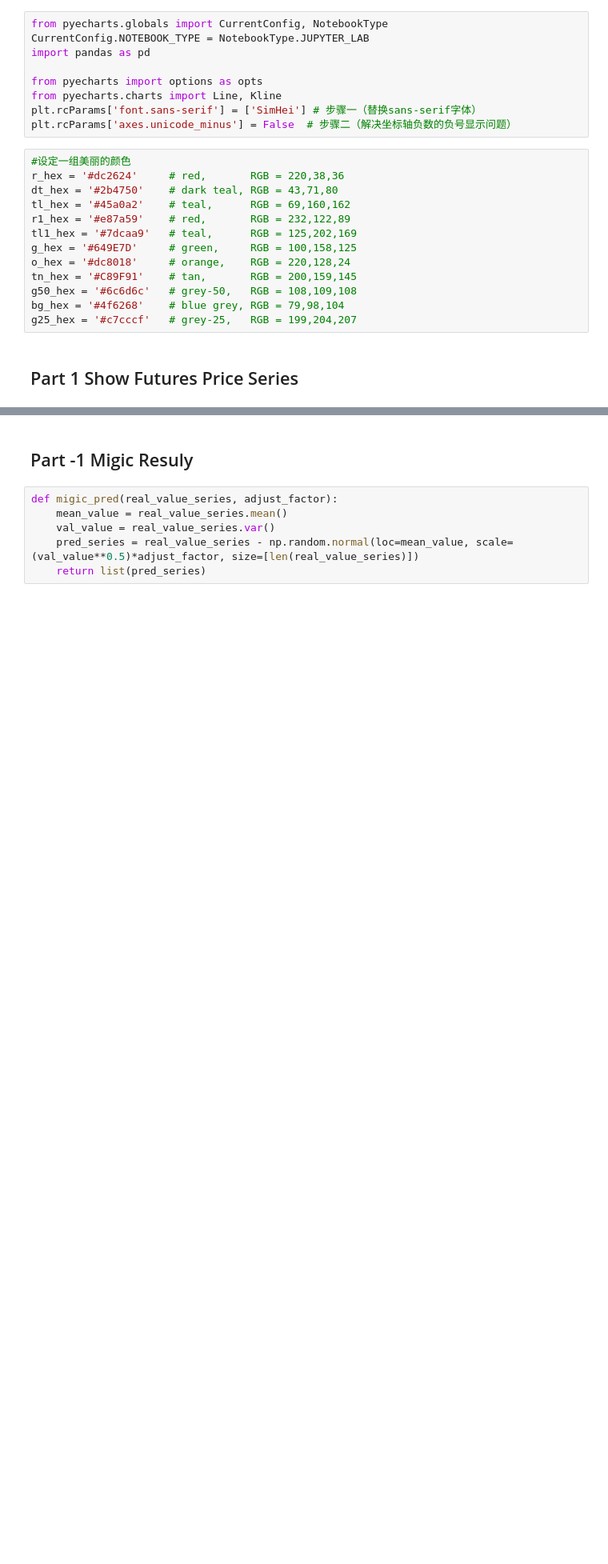
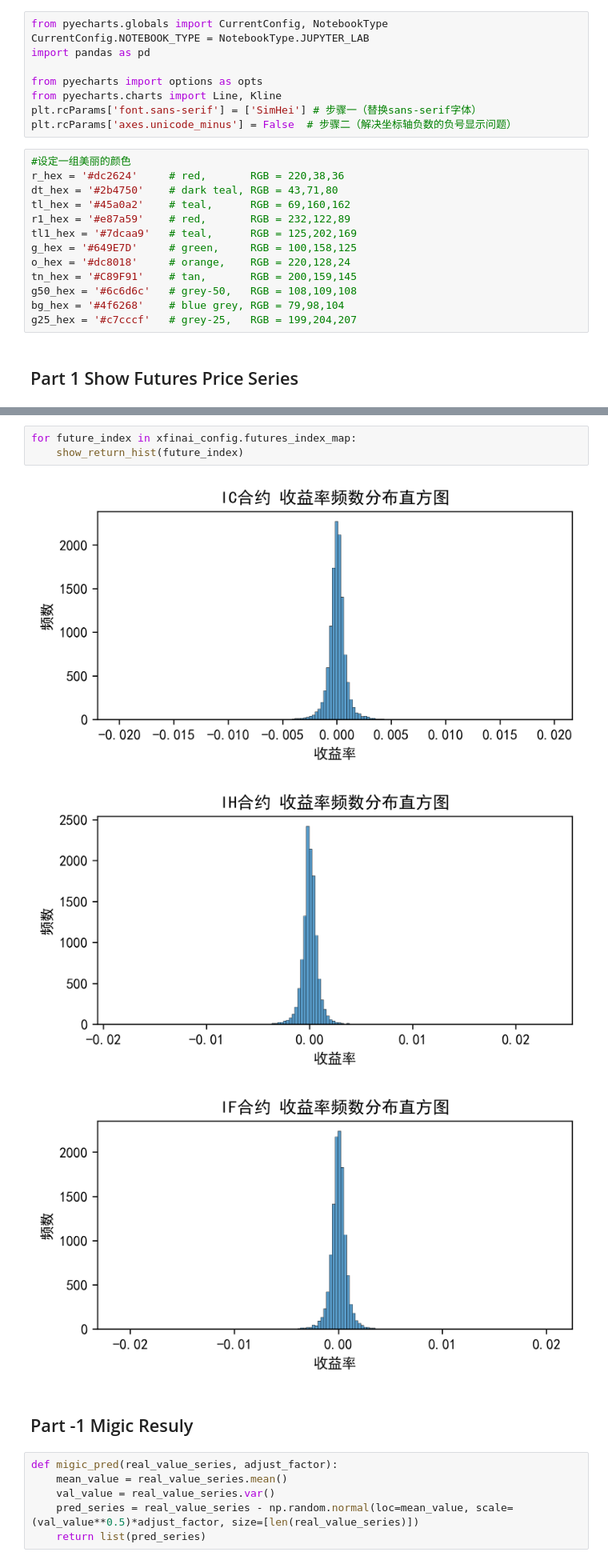
Before and after one commit to AlongZG/XFinAI, a Jupyter notebook: EDA/EDA.ipynb, the cells around one changed output, grey strips where cells are left out. Shown at 80% size. Drawn from its saved outputs; the diff is of its cells as text; blank space fills up the shorter version.

```diff
--- a/EDA/EDA.ipynb
+++ b/EDA/EDA.ipynb
@@ -92,3 +120,10 @@ for future_index in xfinai_config.futures_index_map:
+# %%
+for future_index in xfinai_config.futures_index_map:
+    show_return_hist(future_index)
+# %% [output]
+[figure, added]
+[figure, added]
+[figure, added]
 # %% [markdown]
 ## Part -1 Migic Resuly
 # %%
```
Also changed, not shown: parts of 11 cells of this notebook, 43 other files.
